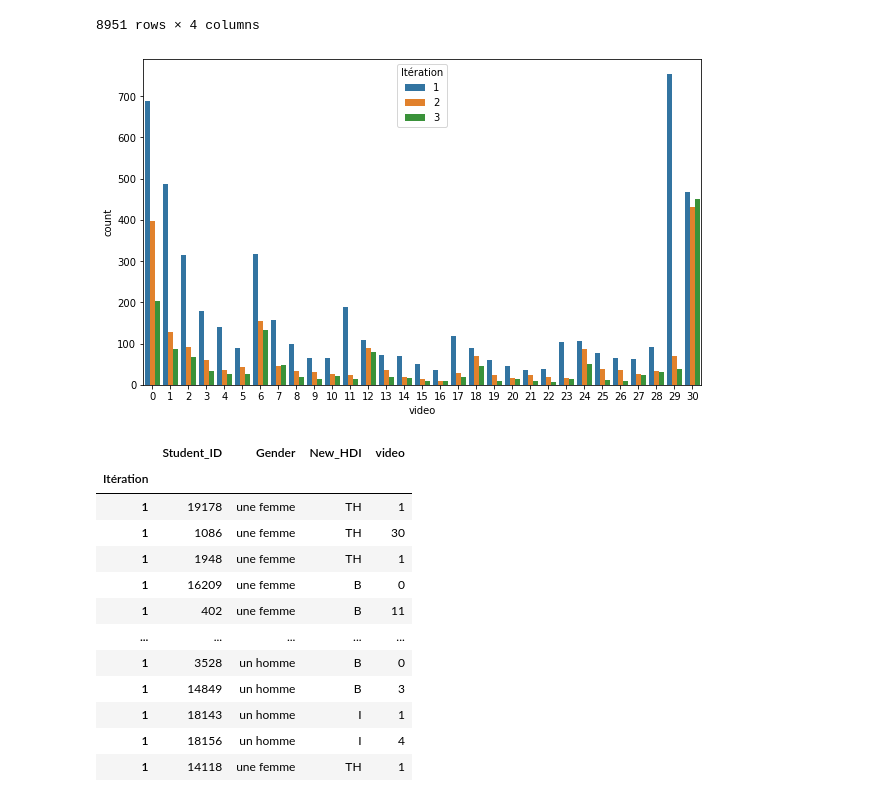
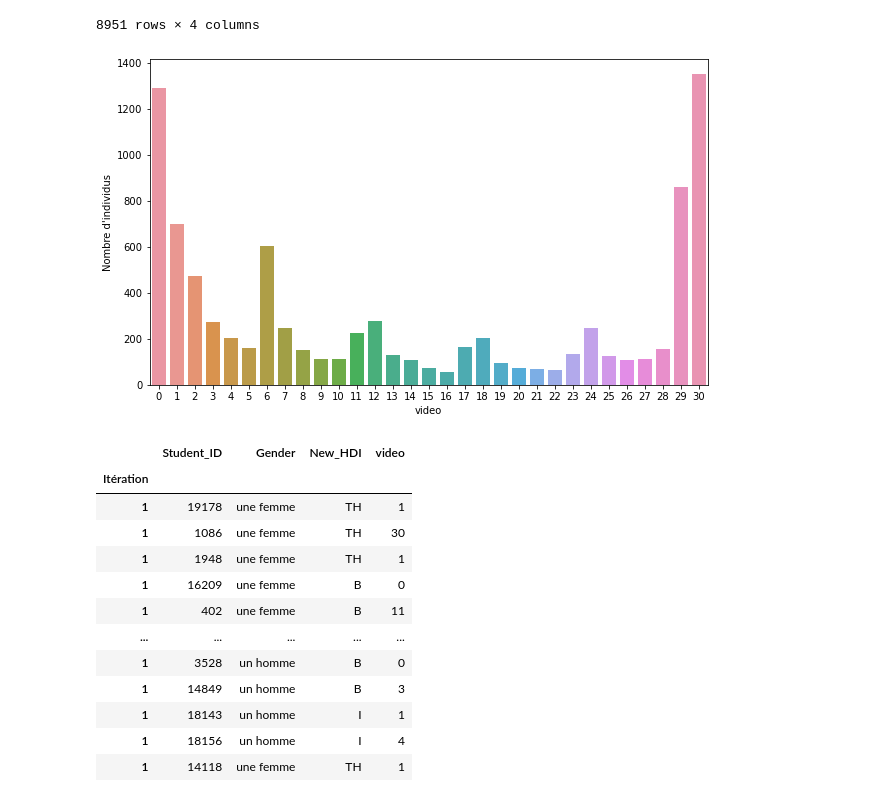
Before and after one commit to smtux/DUDA, a Jupyter notebook: statistique/src/mooc_mertes.ipynb, the cells around one changed output. Cells and saved outputs as stored; diff of their text form; code cells hidden in the pictures.

```diff
--- a/statistique/src/mooc_mertes.ipynb
+++ b/statistique/src/mooc_mertes.ipynb
@@ -1091,15 +1080,16 @@ df_video
 | 3 | 24513 | un homme | TH | 18 |
 | 3 | 42092 | un homme | B | 2 |
 8951 rows × 4 columns
-# %%
-# Visualisation de la distribution du nombre de videos par itération
-video_graph = df_video.reset_index()
-fig, ax = plt.subplots(figsize=(10,6))
-sns.countplot(data=video_graph, x="video", hue="Itération", ax=ax)
-plt.savefig("../graph/distribution_poisson.png")
-plt.show()
-# %% [output]
-[figure, removed]
+# %%
+# Distributio du nombre de videos
+video_graph = df_video.reset_index()
+fig, ax = plt.subplots(figsize=(10,6))
+sns.countplot(data=video_graph, x="video", ax=ax)
+plt.ylabel("Nombre d'individus")
+plt.savefig("../graph/distribution_poisson.png")
+plt.show()
+# %% [output]
+[figure, added]
 # %%
 df_video_v1 = df_video.loc[1]
 df_video_v2 = df_video.loc[2]
```
Also changed, not shown: parts of 12 cells of this notebook, 12 other files.
